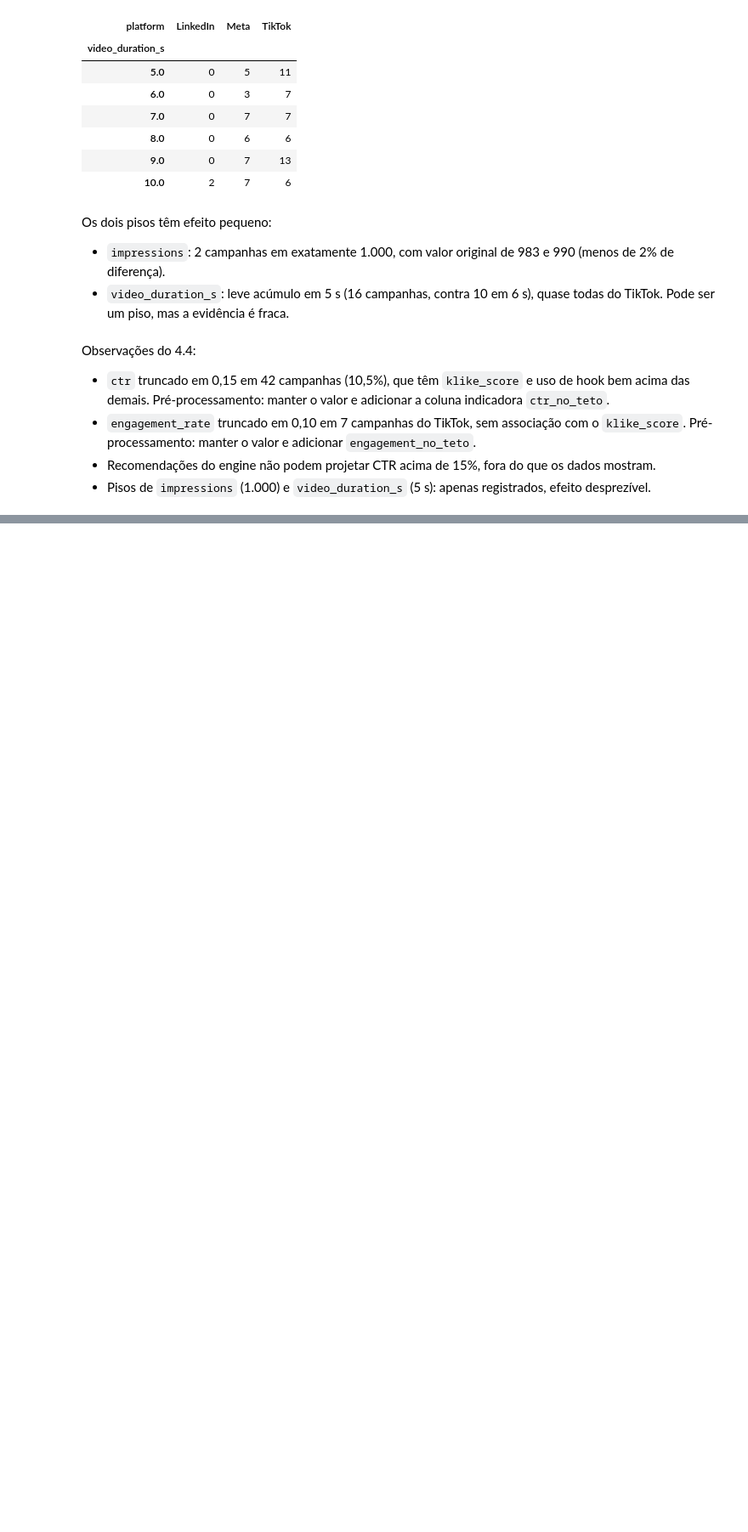
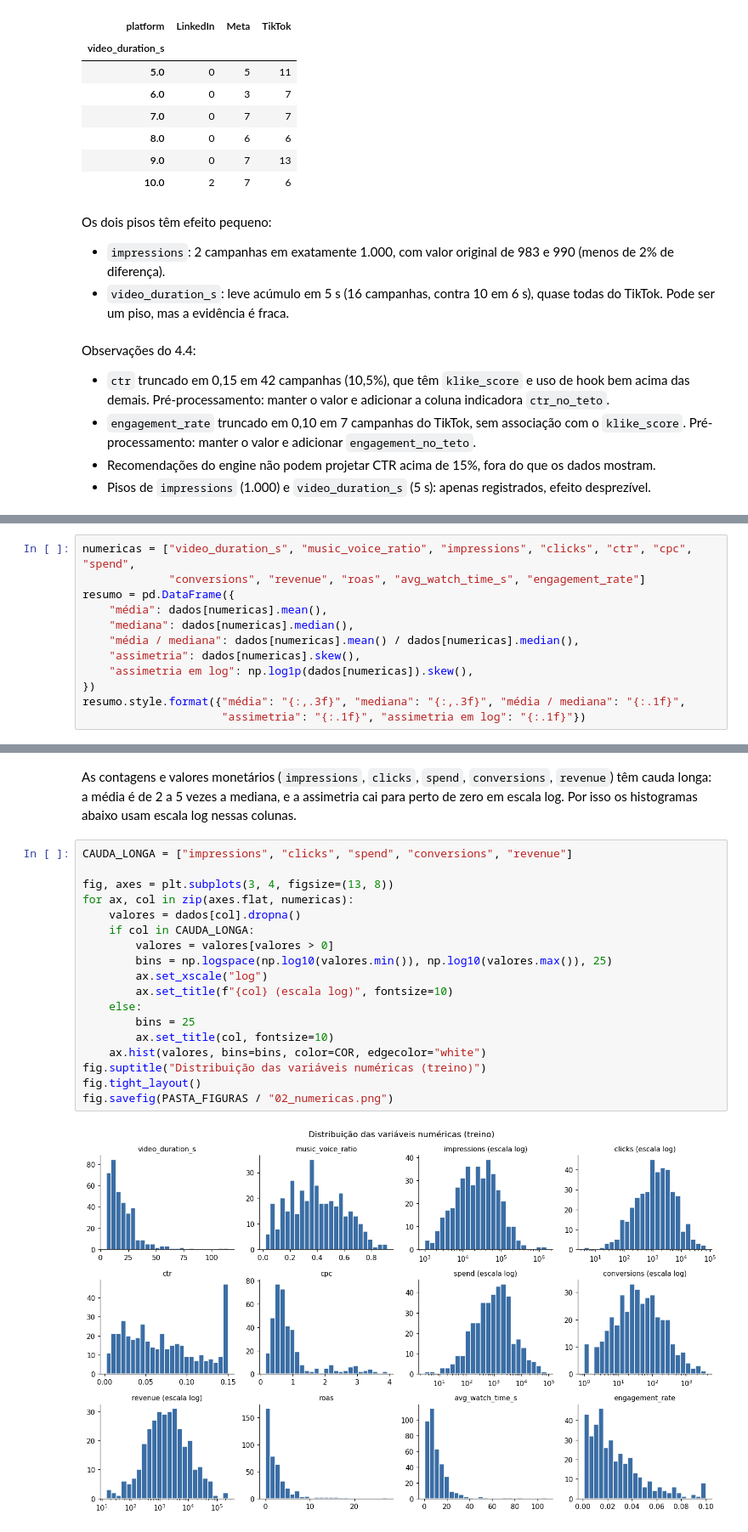
Before and after one commit to JoaoVivacqua/klike-challenge, a Jupyter notebook: notebooks/01_eda.ipynb, the cells around one changed output, grey strips where cells are left out. Shown at 85% size. Saved outputs shown, nothing was run; the diff lists cells and outputs as text; blank space fills up the shorter version.

```diff
--- a/notebooks/01_eda.ipynb
+++ b/notebooks/01_eda.ipynb
@@ -610,0 +641,12 @@ Observações do 4.4:
+# %%
+numericas = ["video_duration_s", "music_voice_ratio", "impressions", "clicks", "ctr", "cpc", "spend",
+             "conversions", "revenue", "roas", "avg_watch_time_s", "engagement_rate"]
+resumo = pd.DataFrame({
+    "média": dados[numericas].mean(),
+    "mediana": dados[numericas].median(),
+    "média / mediana": dados[numericas].mean() / dados[numericas].median(),
+    "assimetria": dados[numericas].skew(),
+    "assimetria em log": np.log1p(dados[numericas]).skew(),
+})
+resumo.style.format({"média": "{:,.3f}", "mediana": "{:,.3f}", "média / mediana": "{:.1f}",
+                     "assimetria": "{:.1f}", "assimetria em log": "{:.1f}"})
@@ -610,0 +667,22 @@ Observações do 4.4:
+# %% [markdown]
+As contagens e valores monetários (`impressions`, `clicks`, `spend`, `conversions`, `revenue`) têm cauda longa: a média é de 2 a 5 vezes a mediana, e a assimetria cai para perto de zero em escala log. Por isso os histogramas abaixo usam escala log nessas colunas.
+# %%
+CAUDA_LONGA = ["impressions", "clicks", "spend", "conversions", "revenue"]
+
+fig, axes = plt.subplots(3, 4, figsize=(13, 8))
+for ax, col in zip(axes.flat, numericas):
+    valores = dados[col].dropna()
+    if col in CAUDA_LONGA:
+        valores = valores[valores > 0]
+        bins = np.logspace(np.log10(valores.min()), np.log10(valores.max()), 25)
+        ax.set_xscale("log")
+        ax.set_title(f"{col} (escala log)", fontsize=10)
+    else:
+        bins = 25
+        ax.set_title(col, fontsize=10)
+    ax.hist(valores, bins=bins, color=COR, edgecolor="white")
+fig.suptitle("Distribuição das variáveis numéricas (treino)")
+fig.tight_layout()
+fig.savefig(PASTA_FIGURAS / "02_numericas.png")
+# %% [output]
+[figure, added]
```
Also changed, not shown: parts of 84 cells of this notebook, 15 other files.
